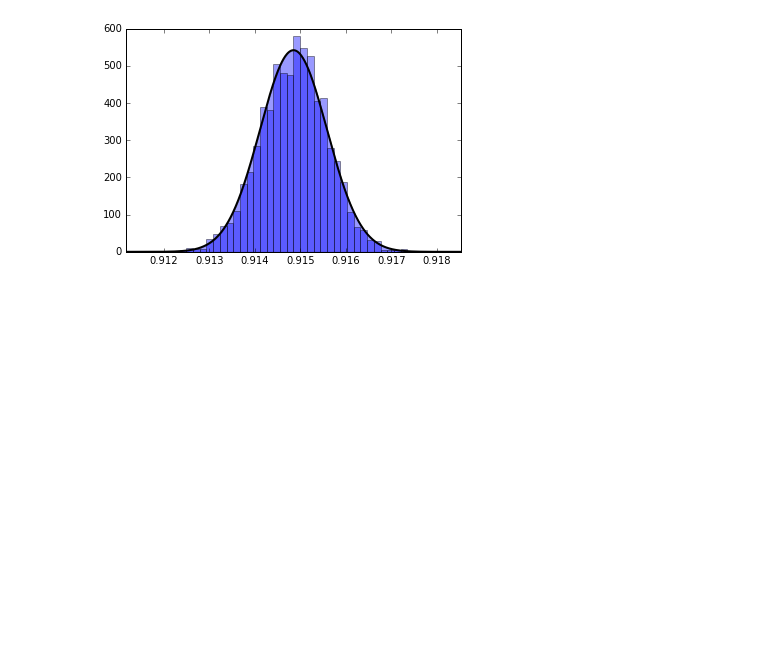
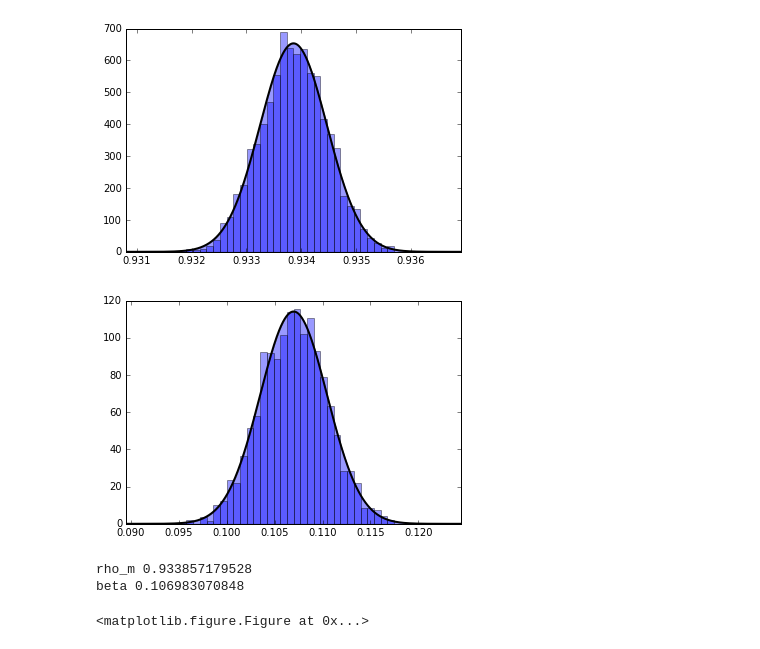
Before and after one commit to ctorney/dolphinUnion, a Jupyter notebook: analysis/movement/model_selection/histPlotsNB.ipynb, the cells around one changed output. Cells and saved outputs as stored; diff of their text form; code cells hidden in the pictures; blank space fills up the shorter version.

```diff
--- a/analysis/movement/model_selection/histPlotsNB.ipynb
+++ b/analysis/movement/model_selection/histPlotsNB.ipynb
@@ -1,6 +1,8 @@
 # %%
 from matplotlib import pylab as plt
+import matplotlib
 import numpy as np
 from scipy.stats import norm
 #%matplotlib notebook
 %matplotlib inline
+matplotlib.rcParams.update({'font.size': 16})
@@ -7,16 +33,31 @@ from scipy.stats import norm
 # %%
-rho_m = np.load('mc_data/crw_rho_m.npy')
+rho_m = np.load('mc_data/env_rho_m.npy')
+beta = np.load('mc_data/env_beta.npy')
 
-xstart = np.mean(rho_m)-5*np.std(rho_m)
-xstop = np.mean(rho_m)+5*np.std(rho_m)
-X_plot = np.linspace(xstart, xstop, 1000)#[:, np.newaxis]
-log_dens = norm.pdf(X_plot,np.mean(rho_m),np.std(rho_m))
-plt.plot(X_plot, (log_dens),'k-',linewidth=2)
-plt.hist(rho_m,normed=True,range=[xstart,xstop],bins=50,alpha=0.4)
-plt.fill_between(X_plot,np.zeros_like(X_plot), log_dens,alpha=0.4)#, fc='#AAAAFF')
 
-plt.xlim(xstart,xstop)
-plt.show()
+allData = [rho_m,beta]
+
+for i in range(len(allData)):
+
+    pltThis = allData[i]
+    xstart = np.mean(pltThis)-5*np.std(pltThis)
+    xstop = np.mean(pltThis)+5*np.std(pltThis)
+    X_plot = np.linspace(xstart, xstop, 1000)#[:, np.newaxis]
+    log_dens = norm.pdf(X_plot,np.mean(pltThis),np.std(pltThis))
+    plt.plot(X_plot, (log_dens),'k-',linewidth=2)
+    plt.hist(pltThis,normed=True,range=[xstart,xstop],bins=50,alpha=0.4)
+    plt.fill_between(X_plot,np.zeros_like(X_plot), log_dens,alpha=0.4)#, fc='#AAAAFF')
+
+    plt.xlim(xstart,xstop)
+    plt.show()
+    plt.figure()
+
+print('rho_m ' + str(np.mean(rho_m)))
+print('beta ' + str(np.mean(beta)))
 # %% [output]
-[figure, old version]
+[figure, new version]
+[figure, added]
+rho_m 0.933857179528
+beta 0.106983070848
+<matplotlib.figure.Figure at 0x...>
 # %%
```
Also changed, not shown: parts of 10 cells of this notebook.
